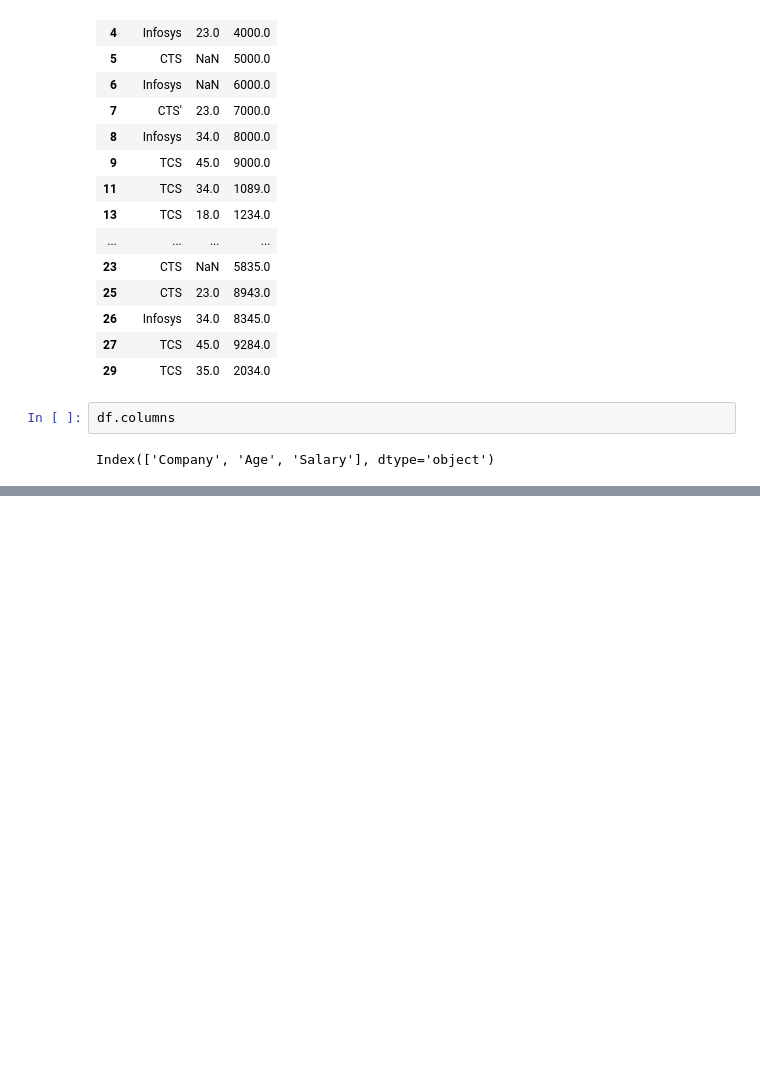
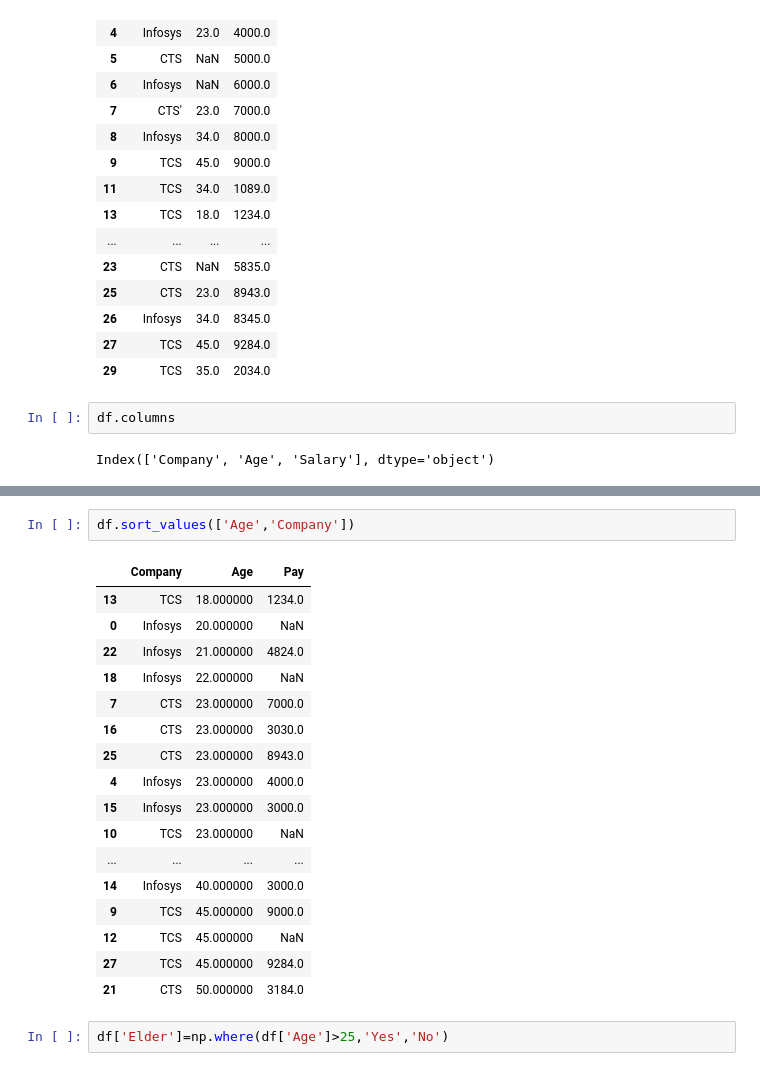
Before and after one commit to RaghulRameshTrainer/Capgemini_2022Apr, a Jupyter notebook: pandas_discussion.ipynb, the cells around one changed output, grey strips where cells are left out. Cells and saved outputs as stored; diff of their text form; blank space fills up the shorter version.

```diff
--- a/pandas_discussion.ipynb
+++ b/pandas_discussion.ipynb
@@ -332,0 +413,22 @@ df.rename({''})
+# %%
+df.sort_values(['Age','Company'])
+# %% [output]
+|  | Company | Age | Pay |
+| 13 | TCS | 18.000000 | 1234.0 |
+| 0 | Infosys | 20.000000 | NaN |
+| 22 | Infosys | 21.000000 | 4824.0 |
+| 18 | Infosys | 22.000000 | NaN |
+| 7 | CTS | 23.000000 | 7000.0 |
+| 16 | CTS | 23.000000 | 3030.0 |
+| 25 | CTS | 23.000000 | 8943.0 |
+| 4 | Infosys | 23.000000 | 4000.0 |
+| 15 | Infosys | 23.000000 | 3000.0 |
+| 10 | TCS | 23.000000 | NaN |
+| ... | ... | ... | ... |
+| 14 | Infosys | 40.000000 | 3000.0 |
+| 9 | TCS | 45.000000 | 9000.0 |
+| 12 | TCS | 45.000000 | NaN |
+| 27 | TCS | 45.000000 | 9284.0 |
+| 21 | CTS | 50.000000 | 3184.0 |
+# %%
+df['Elder']=np.where(df['Age']>25,'Yes','No')
```
Also changed, not shown: parts of 12 cells of this notebook.
